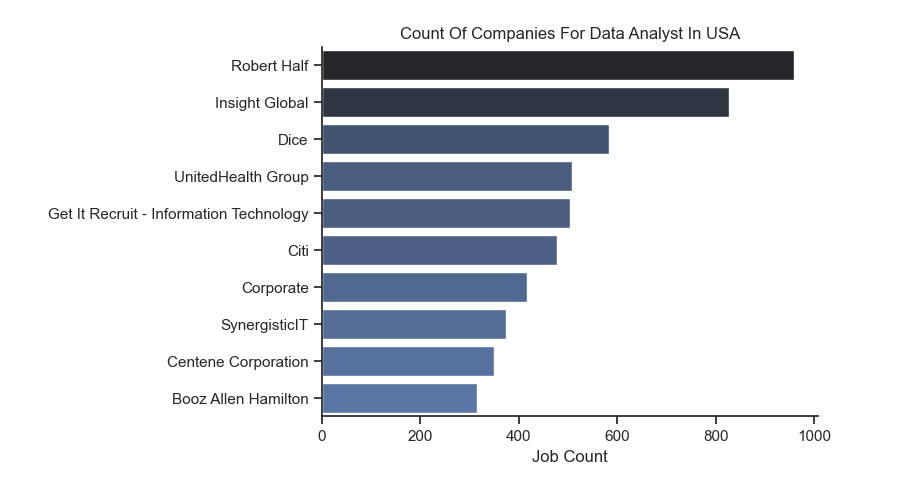
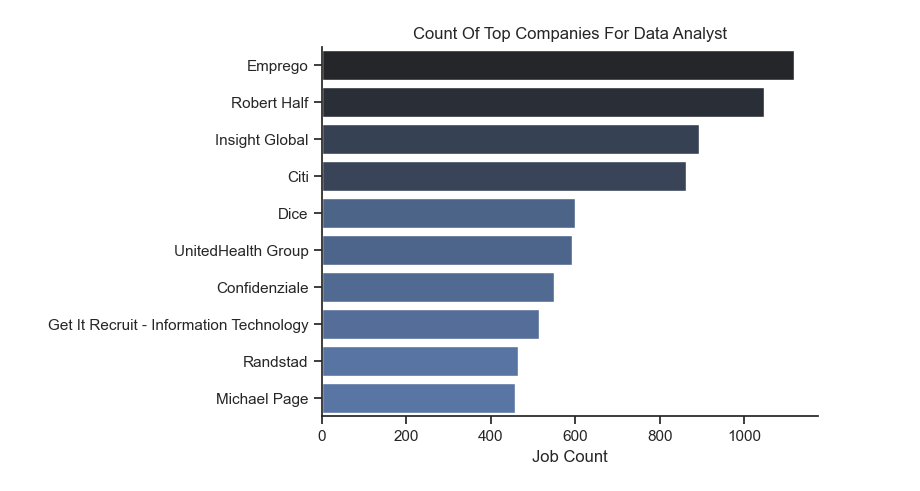
Before and after one commit to utkarsh-naik10/PYTHON_PROJECTS, a Jupyter notebook: 1.Job_Data_Analysis/Notebook/1.Exploratory_Data_Analysis.ipynb, the cells around one changed output. Cells and saved outputs as stored; diff of their text form; code cells hidden in the pictures.

```diff
--- a/1.Job_Data_Analysis/Notebook/1.Exploratory_Data_Analysis.ipynb
+++ b/1.Job_Data_Analysis/Notebook/1.Exploratory_Data_Analysis.ipynb
@@ -10,7 +10,7 @@ df=pd.read_csv(r"C:\Users\91706\Data Analytics Practice\databases\python\Job_Dat
 df['job_posted_date']=pd.to_datetime(df['job_posted_date'])
 df['job_skills']=df['job_skills'].apply(lambda x: ast.literal_eval(x) if pd.notna(x) else x)
 # %%
-df_DA_US = df[(df['job_title_short'] == 'Data Analyst') & (df['job_country'] == 'United States')]
-df_DA_US.head()
+df_DA = df[df['job_title_short'] == 'Data Analyst']
+df_DA.head()
 # %% [output]
 |  | job_title_short | job_title | job_location | job_via | job_schedule_type | job_work_from_home | ... |
@@ -73,0 +76,3 @@ plt.show()
+# %%
+df_plot=df_DA['company_name'].value_counts().head(10).to_frame()
+df_plot
@@ -74,11 +92,10 @@ plt.show()
 # %%
-df_plot=df_DA_US['company_name'].value_counts().head(10).to_frame()
 sns.barplot(data=df_plot,x='count',y='company_name',hue='count',palette='dark:b_r',legend=False)
 sns.set_theme(style='ticks')
 plt.xlabel('Job Count')
 plt.ylabel('')
-plt.title('Count Of Companies For Data Analyst In USA')
+plt.title('Count Of Top Companies For Data Analyst')
 sns.despine()
 plt.show()
 # %% [output]
-[figure, old version]
+[figure, new version]
```
Also changed, not shown: parts of 8 cells of this notebook.
